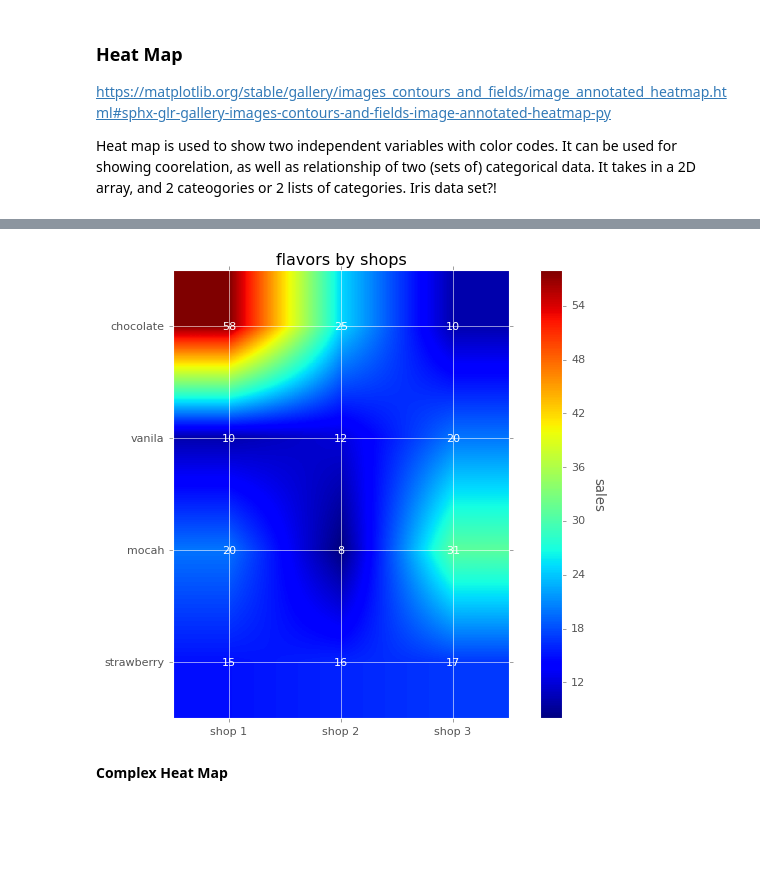
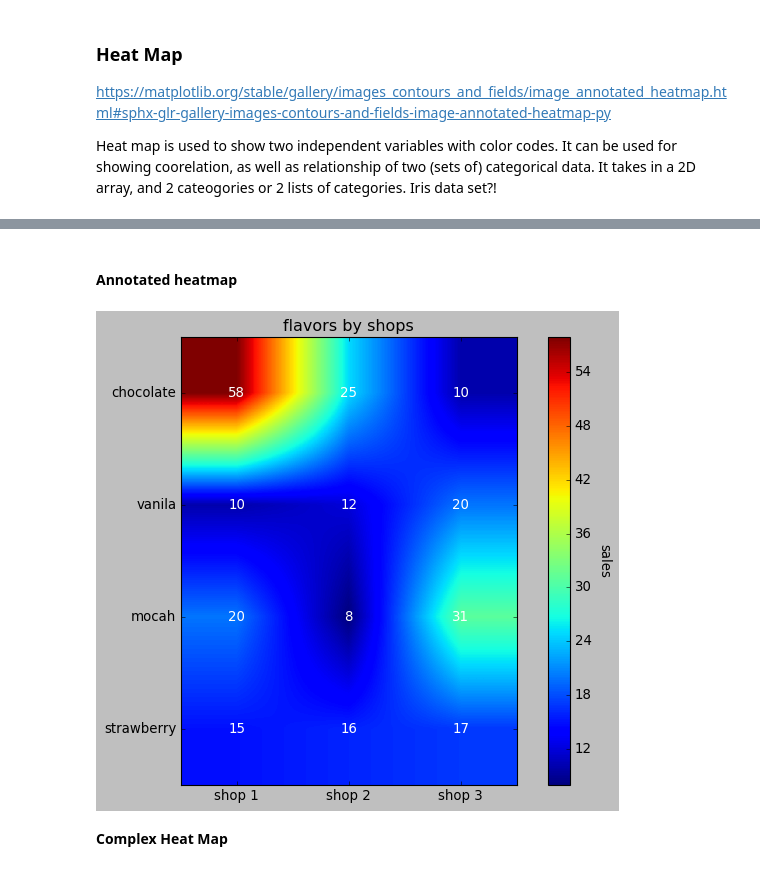
Before and after one commit to HazelIP/Fundamental_DA, a Jupyter notebook: pyplot/pyplot.ipynb, the cells around one changed output, grey strips where cells are left out. Drawn from its saved outputs; the diff is of its cells as text; code cells hidden in the pictures; blank space fills up the shorter version.

```diff
--- a/pyplot/pyplot.ipynb
+++ b/pyplot/pyplot.ipynb
@@ -239,5 +242,6 @@ sales = [90,40,10,60]
 fig,ax = plt.subplots(figsize= (6,6))
 ax.pie(sales, labels=flavors, autopct="%1.1f%%") #show % of each slice
 plt.title("sales of different ice-cream flavors")
+plt.style.use("classic") #color map?
 plt.show()
 # %% [output]
@@ -248,5 +255,6 @@ explode = [.1, 0, 0, 0]
 fig,ax = plt.subplots(figsize= (6,6))
 ax.pie(sales, labels=flavors, autopct="%1.1f%%", explode=explode) #show % of each slice
 plt.title("sales of different ice-cream flavors")
+plt.style.use("ggplot") #color map?
 plt.show()
 # %% [output]
@@ -269,3 +350,5 @@ Iris data set?!
+# %% [markdown]
+#### Annotated heatmap
 # %%
 # ice-cream data
 # aim to visualise relationship of month and ice-cream sales or shop and ice-cream sales
@@ -275,35 +358,35 @@ Iris data set?!
     'chocolate':[58,25,10],
     'vanila':[30,12,20],
     'mint':[20,8,31]}) '''
 shop = ['shop 1','shop 2','shop 3']
 flavors = ['chocolate','vanila','mocah','strawberry']
 sales = np.array([[58,25,10],[10,12,20],[20,8,31],[15,16,17]])
 
 fig, ax= plt.subplots(figsize=(10,7))
 im = ax.imshow(sales)
 
 #set ticks
 ax.set_xticks(np.arange(len(shop)))
 ax.set_yticks(np.arange(len(flavors)))
 # ... and label them with the respective list entries
 ax.set_xticklabels(shop)
 ax.set_yticklabels(flavors)
 
 #set color
-cbar = ax.figure.colorbar(im, ax=ax, cmap="summer_s") #not able to set color
+cbar = ax.figure.colorbar(im, ax=ax)
 cbar.ax.set_ylabel(ylabel="sales", rotation=-90, va="bottom")
 
 # Loop over data dimensions and create text annotations.
 for i in range(len(flavors)):
     for j in range(len(shop)):
         text = ax.text(j, i, sales[i, j],
                        ha="center", va="center", color="w")
 
 plt.title("flavors by shops")
 plt.style.use("classic")
 plt.show()
 # %% [output]
-[figure, old version]
+[figure, new version]
 # %% [markdown]
 **Complex Heat Map**
 # %% [markdown]
```
Also changed, not shown: parts of 14 cells of this notebook.
